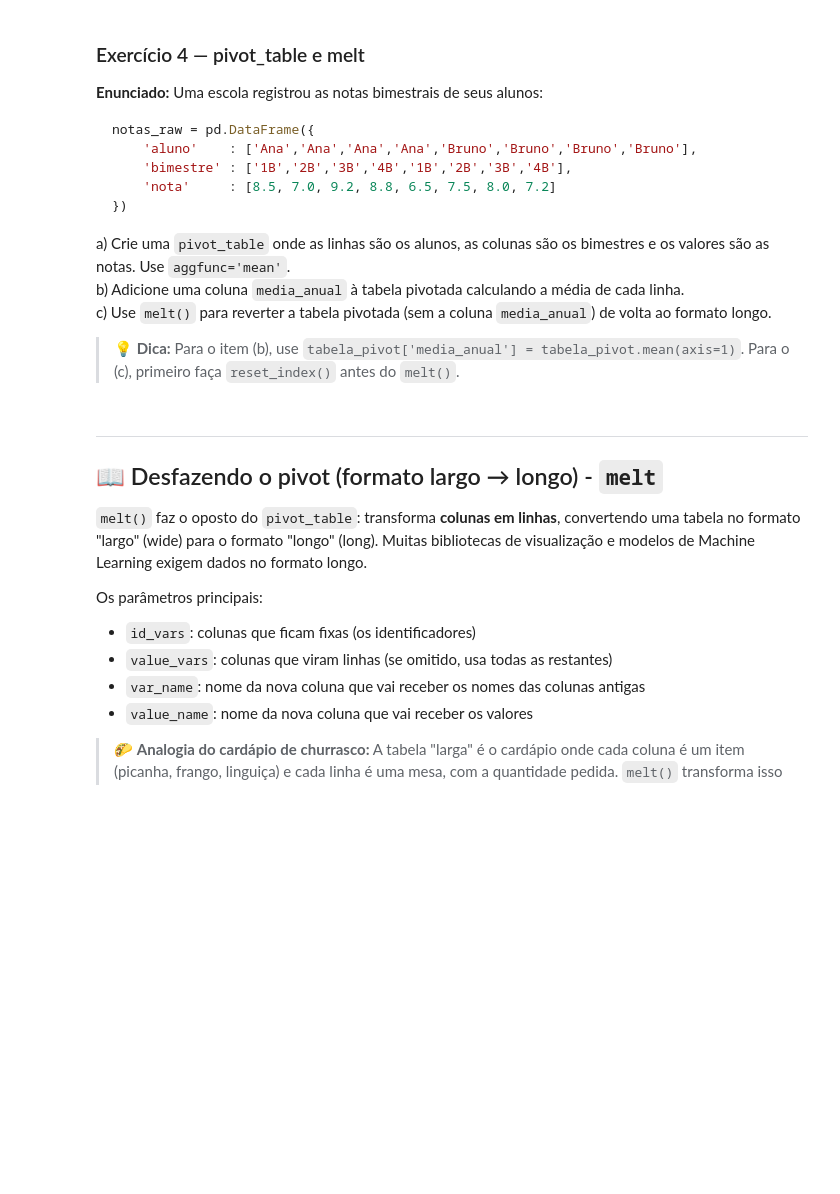
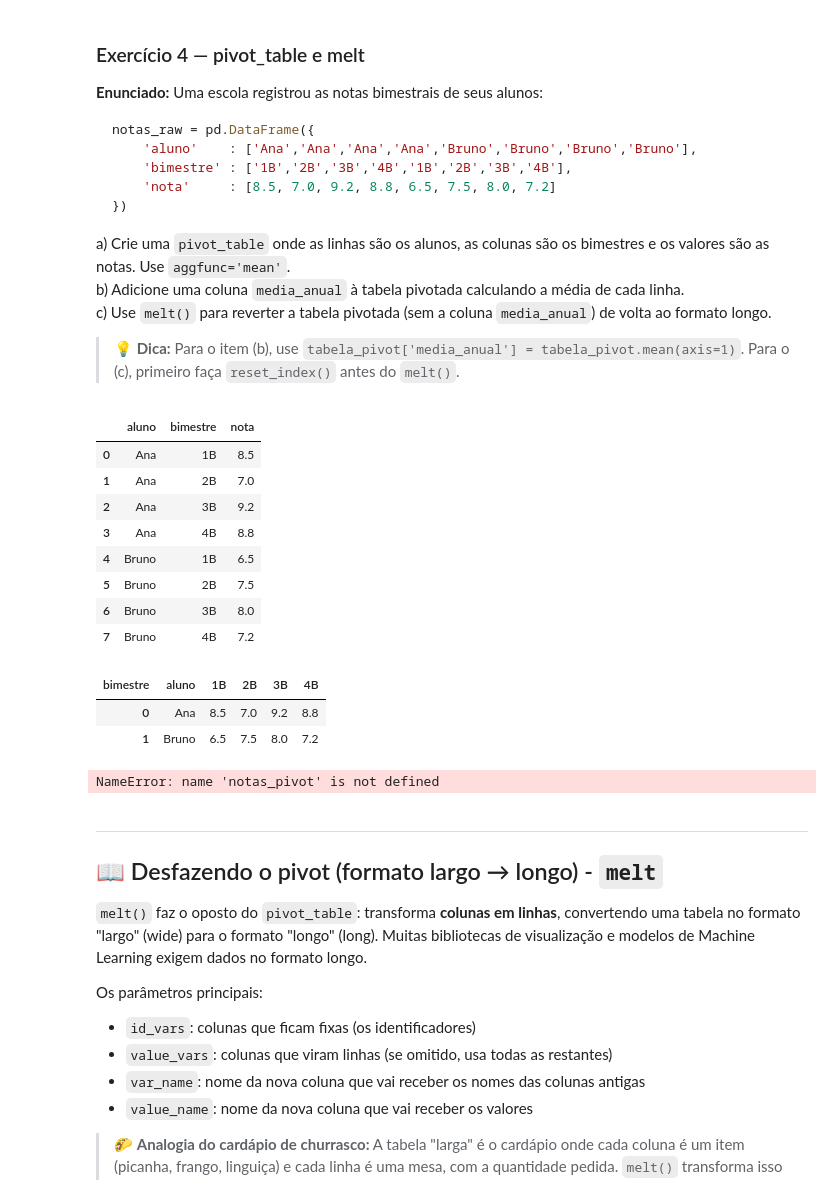
Before and after one commit to dyneys/TecProgPython, a Jupyter notebook: 5_pandas_manipulacao_tabelas_Alunos.ipynb, the cells around one changed output. Saved outputs shown, nothing was run; the diff lists cells and outputs as text; code cells hidden in the pictures; blank space fills up the shorter version.

```diff
--- a/5_pandas_manipulacao_tabelas_Alunos.ipynb
+++ b/5_pandas_manipulacao_tabelas_Alunos.ipynb
@@ -645,20 +645,54 @@ c) Use `melt()` para reverter a tabela pivotada (sem a coluna `media_anual`) de
 
 > 💡 **Dica:** Para o item (b), use `tabela_pivot['media_anual'] = tabela_pivot.mean(axis=1)`. Para o (c), primeiro faça `reset_index()` antes do `melt()`.
 # %%
+import pandas as pd
+# Criação do dataframe
+
 notas_raw = pd.DataFrame({
     'aluno'    : ['Ana','Ana','Ana','Ana','Bruno','Bruno','Bruno','Bruno'],
     'bimestre' : ['1B','2B','3B','4B','1B','2B','3B','4B'],
     'nota'     : [8.5, 7.0, 9.2, 8.8, 6.5, 7.5, 8.0, 7.2]
 })
-
-
-tabela_pivot_alunos = pd.pivot_table(
-    dados_vendas,
-    values='vendas',
-    index='mes',
-    columns='categoria',
-    aggfunc='sum',
-    fill_value=0
+display(notas_raw)
+# %% [output]
+|  | aluno | bimestre | nota |
+| 0 | Ana | 1B | 8.5 |
+| 1 | Ana | 2B | 7.0 |
+| 2 | Ana | 3B | 9.2 |
+| 3 | Ana | 4B | 8.8 |
+| 4 | Bruno | 1B | 6.5 |
+| 5 | Bruno | 2B | 7.5 |
+| 6 | Bruno | 3B | 8.0 |
+| 7 | Bruno | 4B | 7.2 |
+# %%
+# Ana
+# a)
+
+pivot_notas = pd.pivot_table(
+    notas_raw,
+    values='nota',
+    index='aluno',
+    columns='bimestre',
+    aggfunc='mean',
+    fill_value=0).reset_index()
+
+display(pivot_notas)
+# %% [output]
+| bimestre | aluno | 1B | 2B | 3B | 4B |
+| 0 | Ana | 8.5 | 7.0 | 9.2 | 8.8 |
+| 1 | Bruno | 6.5 | 7.5 | 8.0 | 7.2 |
+# %%
+#b)
+pivot_notas['media_anual'] - pivot_notas[['10', '20', '30', '40']].mean(axis=-1),round(2)
+display(pivot_notas)
+
+
+
+
+notas_pivot['media_anual'] = notas_pivot.mean(axis = 1)
+display(notas_pivot)
+# %% [output]
+NameError: name 'notas_pivot' is not defined
 # %% [markdown]
 ---
 ## 📖 Desfazendo o pivot (formato largo → longo) - `melt`
```
Also changed, not shown: parts of 1 cell of this notebook.
